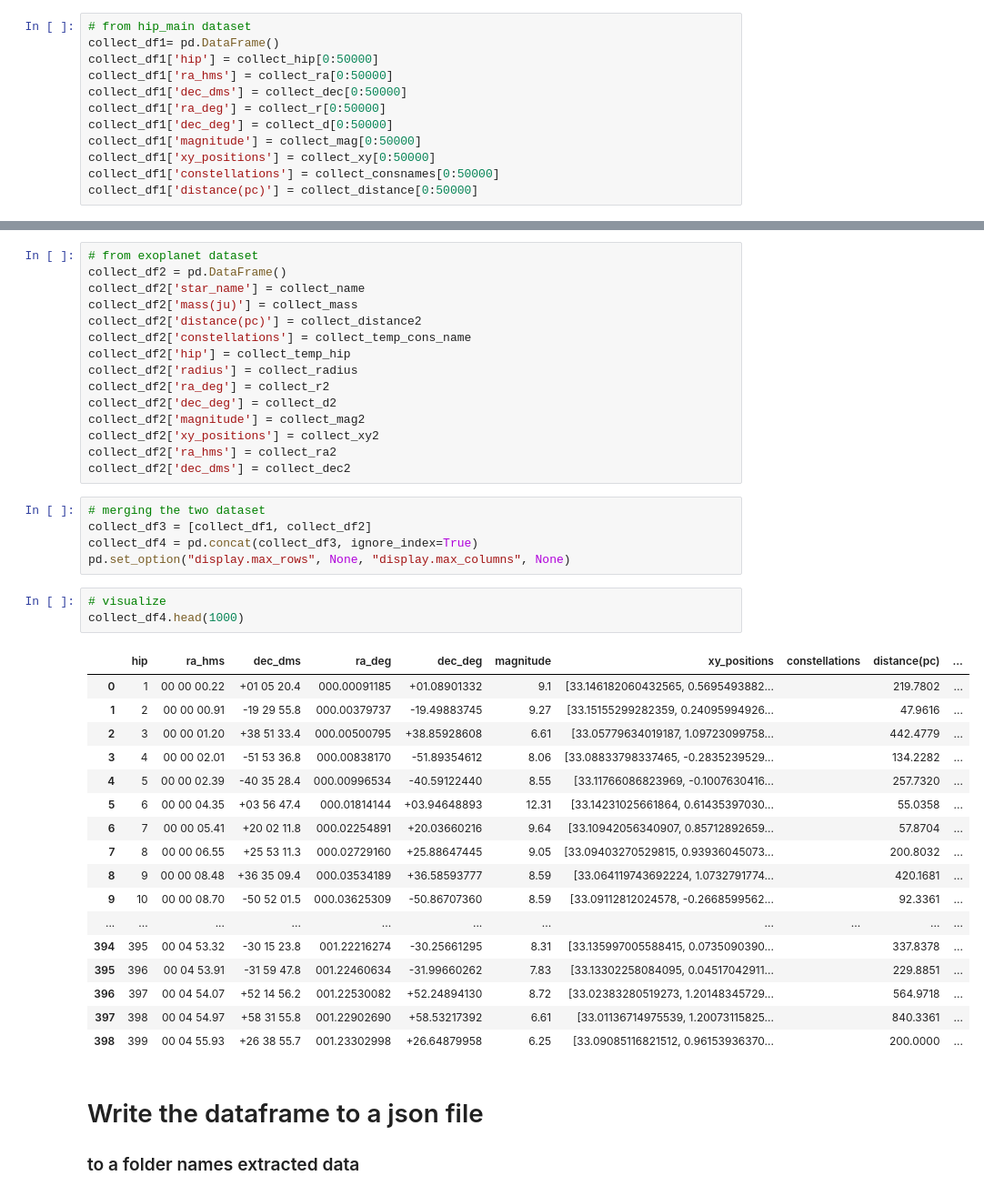
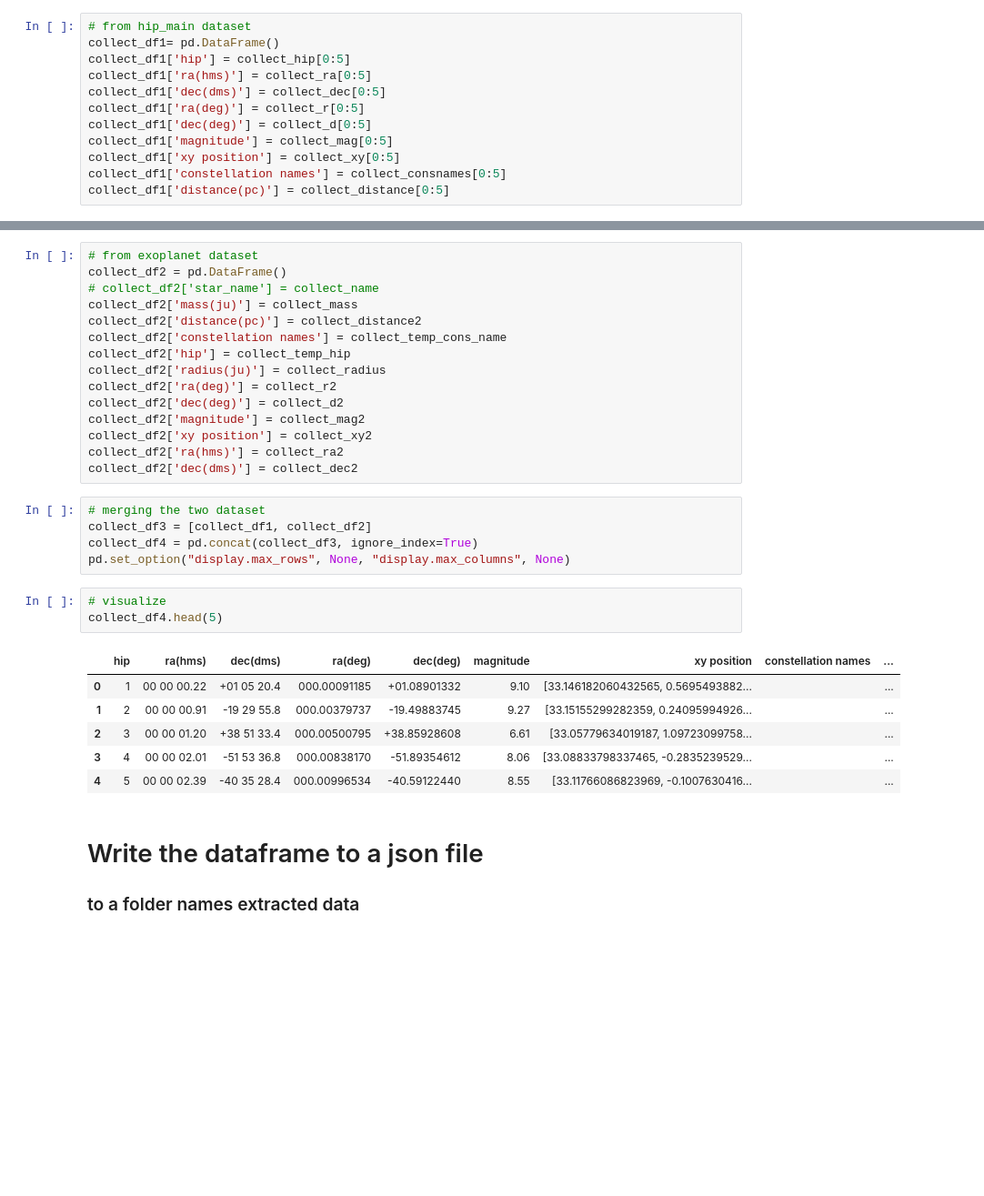
Before and after one commit to ananyaverma2/planetary-and-exoplanetary-dataset, a Jupyter notebook: Data_analysis_stars.ipynb, the cells around one changed output, grey strips where cells are left out. Shown at 91% size. Drawn from its saved outputs; the diff is of its cells as text; blank space fills up the shorter version.

```diff
--- a/Data_analysis_stars.ipynb
+++ b/Data_analysis_stars.ipynb
@@ -515,15 +516,15 @@ So far I have collected :
 # %%
 # from hip_main dataset
 collect_df1= pd.DataFrame()
-collect_df1['hip'] = collect_hip[0:50000]
-collect_df1['ra_hms'] = collect_ra[0:50000]
-collect_df1['dec_dms'] = collect_dec[0:50000]
-collect_df1['ra_deg'] = collect_r[0:50000]
-collect_df1['dec_deg'] = collect_d[0:50000]
-collect_df1['magnitude'] = collect_mag[0:50000]
-collect_df1['xy_positions'] = collect_xy[0:50000]
-collect_df1['constellations'] = collect_consnames[0:50000]
-collect_df1['distance(pc)'] = collect_distance[0:50000]
+collect_df1['hip'] = collect_hip[0:5]
+collect_df1['ra(hms)'] = collect_ra[0:5]
+collect_df1['dec(dms)'] = collect_dec[0:5]
+collect_df1['ra(deg)'] = collect_r[0:5]
+collect_df1['dec(deg)'] = collect_d[0:5]
+collect_df1['magnitude'] = collect_mag[0:5]
+collect_df1['xy position'] = collect_xy[0:5]
+collect_df1['constellation names'] = collect_consnames[0:5]
+collect_df1['distance(pc)'] = collect_distance[0:5]
 # %%
 # deleting the rows whose hip values are common to the hip values of the exoplanet database
 
@@ -535,18 +536,18 @@ for i in collect_temp_hip:
 # %%
 # from exoplanet dataset
 collect_df2 = pd.DataFrame()
-collect_df2['star_name'] = collect_name
+# collect_df2['star_name'] = collect_name
 collect_df2['mass(ju)'] = collect_mass
 collect_df2['distance(pc)'] = collect_distance2
-collect_df2['constellations'] = collect_temp_cons_name
+collect_df2['constellation names'] = collect_temp_cons_name
 collect_df2['hip'] = collect_temp_hip
-collect_df2['radius'] = collect_radius
-collect_df2['ra_deg'] = collect_r2
-collect_df2['dec_deg'] = collect_d2
+collect_df2['radius(ju)'] = collect_radius
+collect_df2['ra(deg)'] = collect_r2
+collect_df2['dec(deg)'] = collect_d2
 collect_df2['magnitude'] = collect_mag2
-collect_df2['xy_positions'] = collect_xy2
-collect_df2['ra_hms'] = collect_ra2
-collect_df2['dec_dms'] = collect_dec2
+collect_df2['xy position'] = collect_xy2
+collect_df2['ra(hms)'] = collect_ra2
+collect_df2['dec(dms)'] = collect_dec2
 # %%
 # merging the two dataset
 collect_df3 = [collect_df1, collect_df2]
@@ -554,25 +555,14 @@ collect_df4 = pd.concat(collect_df3, ignore_index=True)
 pd.set_option("display.max_rows", None, "display.max_columns", None)
 # %%
 # visualize
-collect_df4.head(1000)
+collect_df4.head(5)
 # %% [output]
-|  | hip | ra_hms | dec_dms | ra_deg | dec_deg | magnitude | xy_positions | constellations | distance(pc) | ... |
-| 0 | 1 | 00 00 00.22 | +01 05 20.4 | 000.00091185 | +01.08901332 | 9.1 | [33.146182060432565, 0.5695493882... |  | 219.7802 | ... |
-| 1 | 2 | 00 00 00.91 | -19 29 55.8 | 000.00379737 | -19.49883745 | 9.27 | [33.15155299282359, 0.24095994926... |  | 47.9616 | ... |
-| 2 | 3 | 00 00 01.20 | +38 51 33.4 | 000.00500795 | +38.85928608 | 6.61 | [33.05779634019187, 1.09723099758... |  | 442.4779 | ... |
-| 3 | 4 | 00 00 02.01 | -51 53 36.8 | 000.00838170 | -51.89354612 | 8.06 | [33.08833798337465, -0.2835239529... |  | 134.2282 | ... |
-| 4 | 5 | 00 00 02.39 | -40 35 28.4 | 000.00996534 | -40.59122440 | 8.55 | [33.11766086823969, -0.1007630416... |  | 257.7320 | ... |
-| 5 | 6 | 00 00 04.35 | +03 56 47.4 | 000.01814144 | +03.94648893 | 12.31 | [33.14231025661864, 0.61435397030... |  | 55.0358 | ... |
-| 6 | 7 | 00 00 05.41 | +20 02 11.8 | 000.02254891 | +20.03660216 | 9.64 | [33.10942056340907, 0.85712892659... |  | 57.8704 | ... |
-| 7 | 8 | 00 00 06.55 | +25 53 11.3 | 000.02729160 | +25.88647445 | 9.05 | [33.09403270529815, 0.93936045073... |  | 200.8032 | ... |
-| 8 | 9 | 00 00 08.48 | +36 35 09.4 | 000.03534189 | +36.58593777 | 8.59 | [33.064119743692224, 1.0732791774... |  | 420.1681 | ... |
-| 9 | 10 | 00 00 08.70 | -50 52 01.5 | 000.03625309 | -50.86707360 | 8.59 | [33.09112812024578, -0.2668599562... |  | 92.3361 | ... |
-| ... | ... | ... | ... | ... | ... | ... | ... | ... | ... | ... |
-| 394 | 395 | 00 04 53.32 | -30 15 23.8 | 001.22216274 | -30.25661295 | 8.31 | [33.135997005588415, 0.0735090390... |  | 337.8378 | ... |
-| 395 | 396 | 00 04 53.91 | -31 59 47.8 | 001.22460634 | -31.99660262 | 7.83 | [33.13302258084095, 0.04517042911... |  | 229.8851 | ... |
-| 396 | 397 | 00 04 54.07 | +52 14 56.2 | 001.22530082 | +52.24894130 | 8.72 | [33.02383280519273, 1.20148345729... |  | 564.9718 | ... |
-| 397 | 398 | 00 04 54.97 | +58 31 55.8 | 001.22902690 | +58.53217392 | 6.61 | [33.01136714975539, 1.20073115825... |  | 840.3361 | ... |
-| 398 | 399 | 00 04 55.93 | +26 38 55.7 | 001.23302998 | +26.64879958 | 6.25 | [33.09085116821512, 0.96153936370... |  | 200.0000 | ... |
+|  | hip | ra(hms) | dec(dms) | ra(deg) | dec(deg) | magnitude | xy position | constellation names | ... |
+| 0 | 1 | 00 00 00.22 | +01 05 20.4 | 000.00091185 | +01.08901332 | 9.10 | [33.146182060432565, 0.5695493882... |  | ... |
+| 1 | 2 | 00 00 00.91 | -19 29 55.8 | 000.00379737 | -19.49883745 | 9.27 | [33.15155299282359, 0.24095994926... |  | ... |
+| 2 | 3 | 00 00 01.20 | +38 51 33.4 | 000.00500795 | +38.85928608 | 6.61 | [33.05779634019187, 1.09723099758... |  | ... |
+| 3 | 4 | 00 00 02.01 | -51 53 36.8 | 000.00838170 | -51.89354612 | 8.06 | [33.08833798337465, -0.2835239529... |  | ... |
+| 4 | 5 | 00 00 02.39 | -40 35 28.4 | 000.00996534 | -40.59122440 | 8.55 | [33.11766086823969, -0.1007630416... |  | ... |
 # %% [markdown]
 # Write the dataframe to a json file
 ### to a folder names extracted data
```
Also changed, not shown: parts of 1 cell of this notebook.
